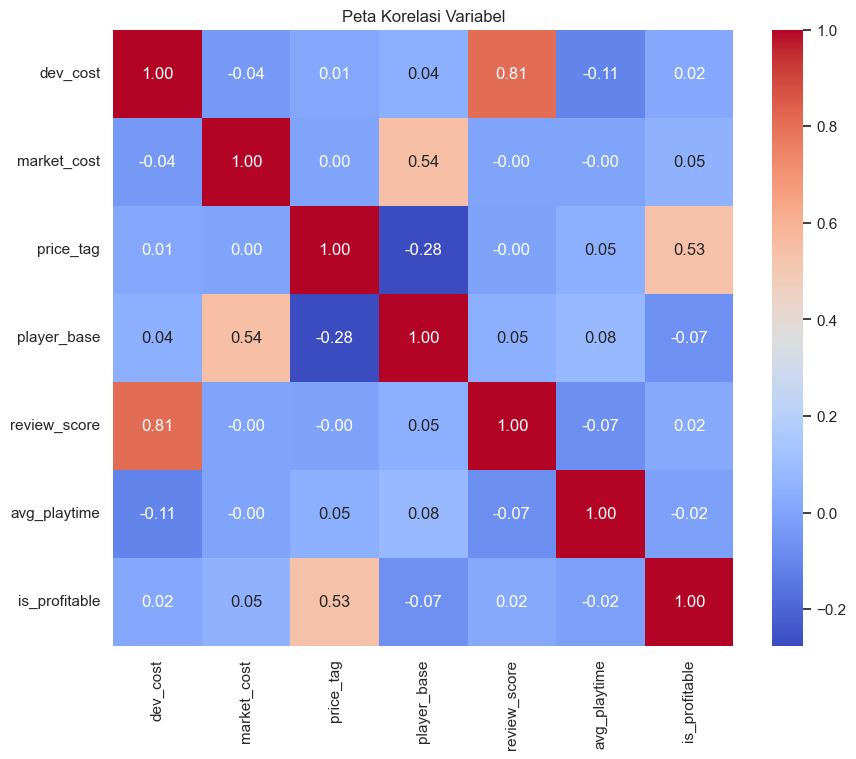
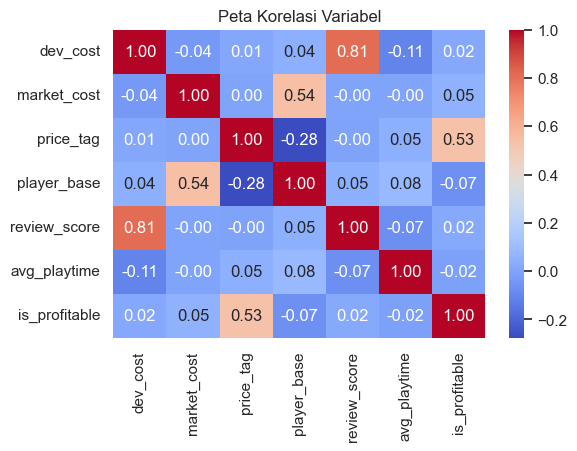
Unified diff of the notebook cell whose output changed from the first chart to the second:
--- before
+++ after
@@ -1,3 +1,3 @@
-plt.figure(figsize=(10, 8))
+plt.figure(figsize=(6, 4))
 sns.heatmap(df.corr(numeric_only=True), annot=True, cmap='coolwarm', fmt=".2f")
 plt.title("Peta Korelasi Variabel")

Commit: feat: finish the README and push